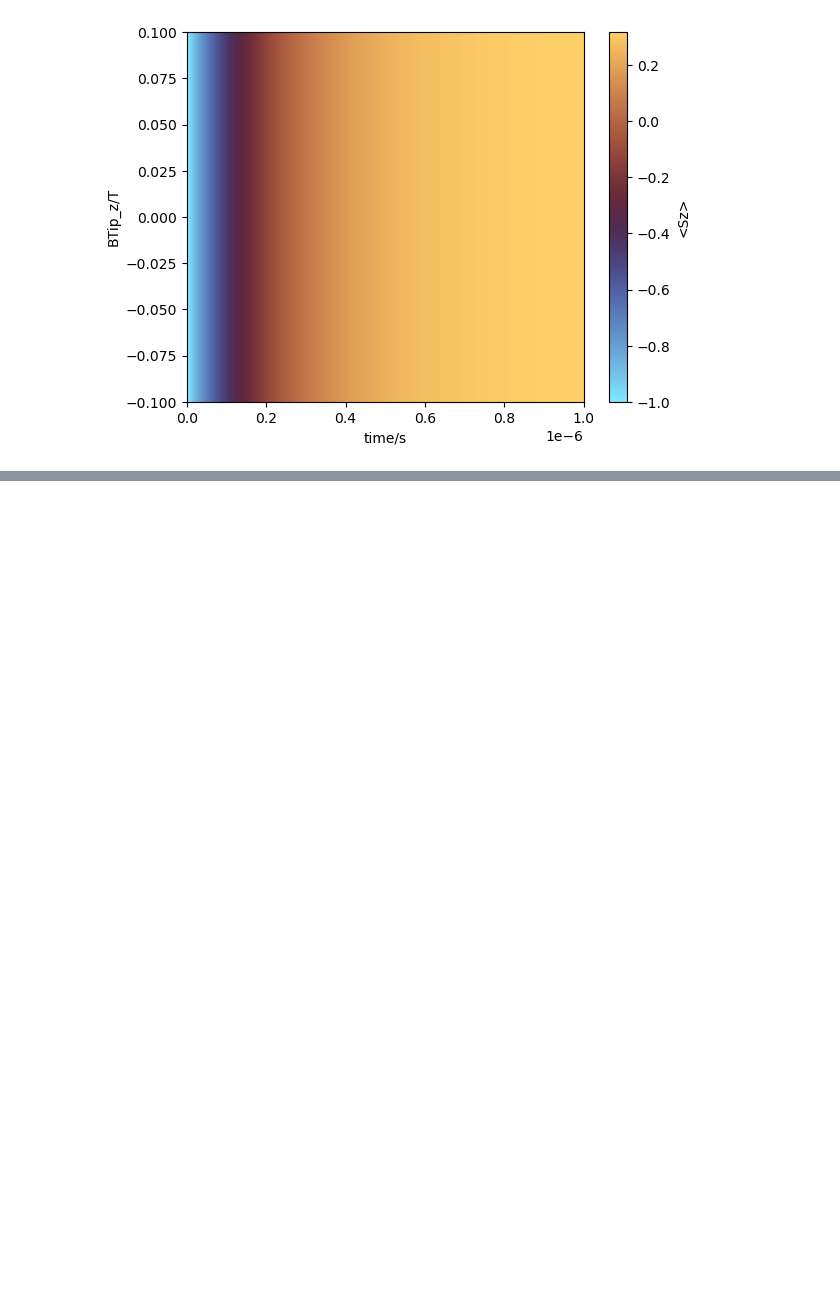
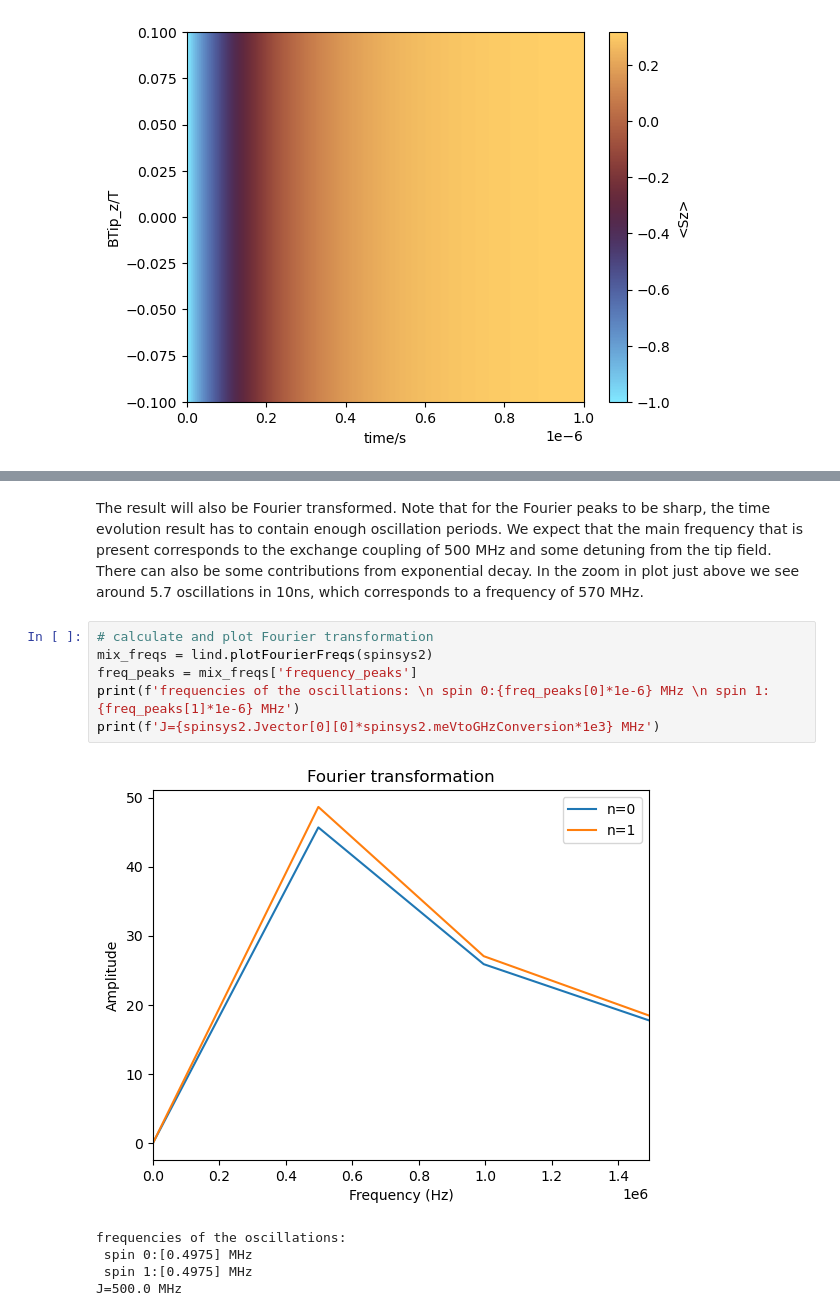
Before and after one commit to WillkeLab/Spinfinity, a Jupyter notebook: examples/ESR Examples/Lindblad_example.ipynb, the cells around one changed output, grey strips where cells are left out. Cells and saved outputs as stored; diff of their text form; blank space fills up the shorter version.

```diff
--- a/examples/ESR Examples/Lindblad_example.ipynb
+++ b/examples/ESR Examples/Lindblad_example.ipynb
@@ -154,0 +199,14 @@ lind.plotTipZeemanDiagramm(spinsys2, BTipRange=[-0.1, 0.1], N_BTip=200);
+# %% [markdown]
+The result will also be Fourier transformed. Note that for the Fourier peaks to be sharp, the time evolution result has to contain enough oscillation periods. We expect that the main frequency that is present corresponds to the exchange coupling of 500 MHz and some detuning from the tip field. There can also be some contributions from exponential decay. In the zoom in plot just above we see around 5.7 oscillations in 10ns, which corresponds to a frequency of 570 MHz.
+# %%
+# calculate and plot Fourier transformation
+mix_freqs = lind.plotFourierFreqs(spinsys2)
+freq_peaks = mix_freqs['frequency_peaks']
+print(f'frequencies of the oscillations: \n spin 0:{freq_peaks[0]*1e-6} MHz \n spin 1:{freq_peaks[1]*1e-6} MHz')
+print(f'J={spinsys2.Jvector[0][0]*spinsys2.meVtoGHzConversion*1e3} MHz')
+# %% [output]
+[figure, added]
+frequencies of the oscillations:
+ spin 0:[0.4975] MHz
+ spin 1:[0.4975] MHz
+J=500.0 MHz
```
Also changed, not shown: parts of 16 cells of this notebook.
